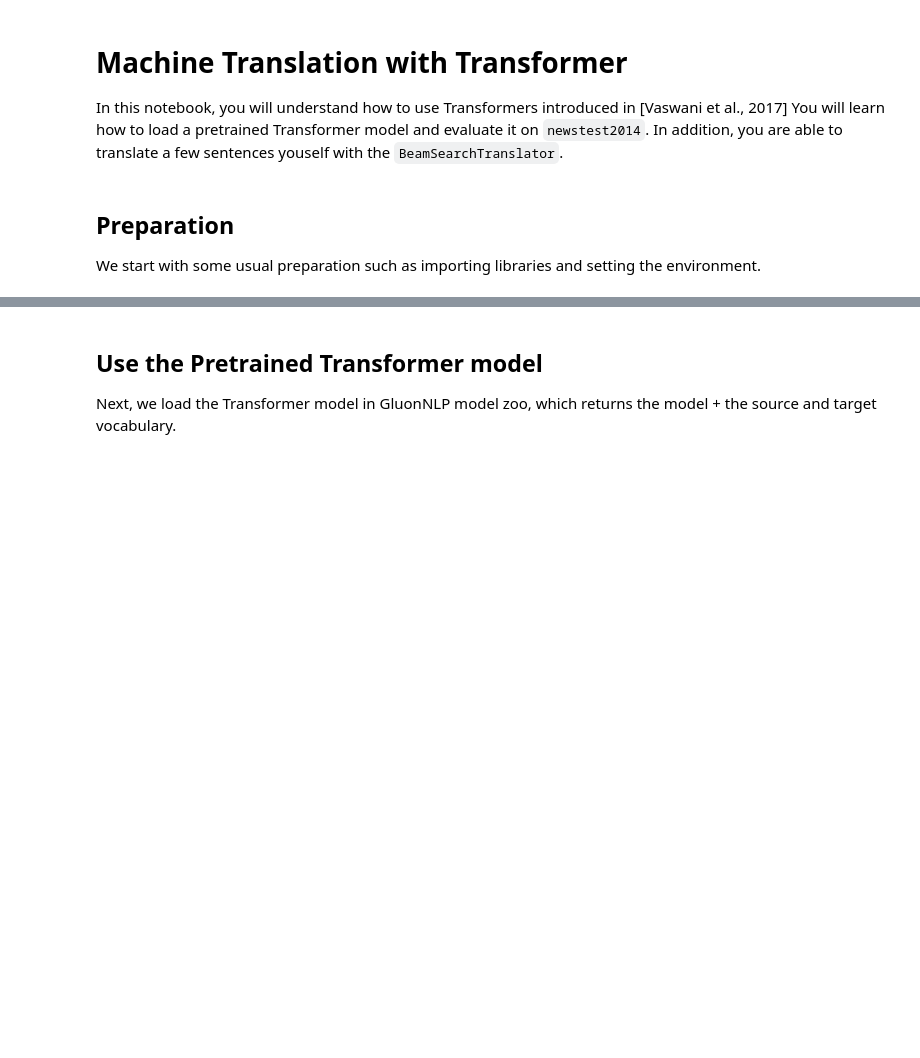
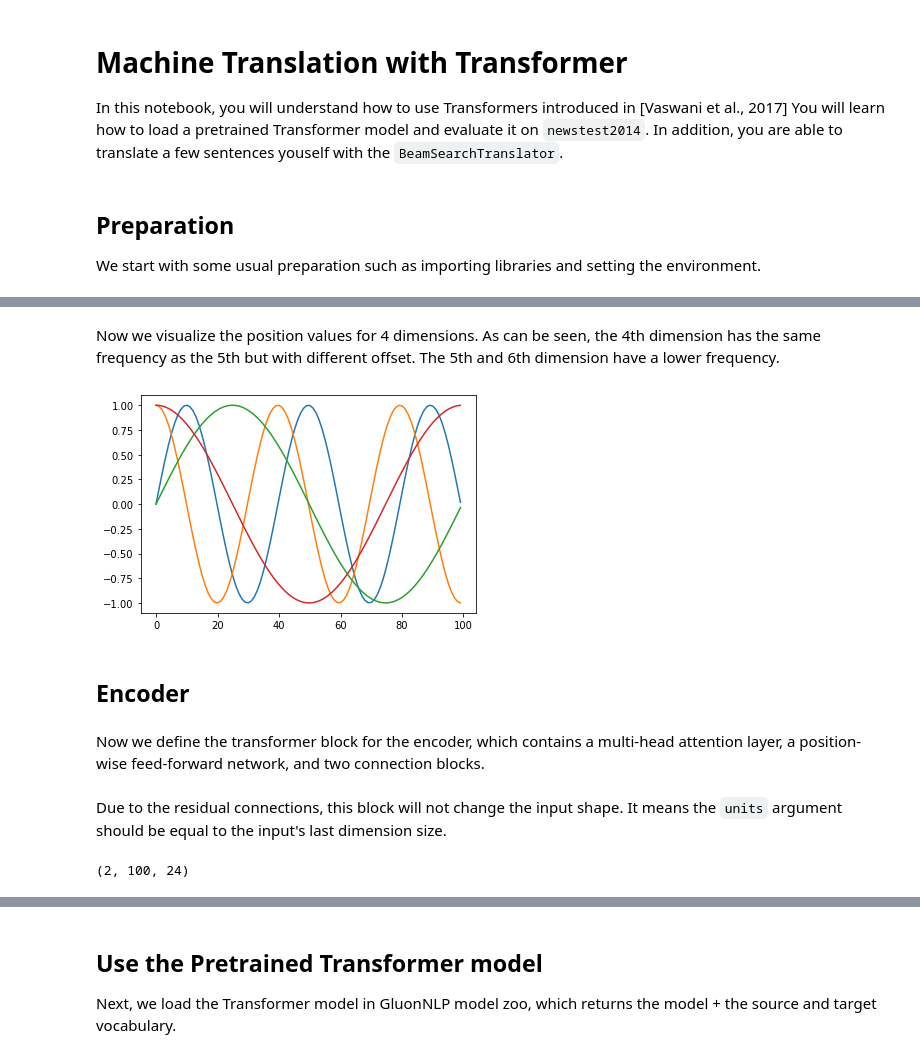
Before and after one commit to astonzhang/KDD19-tutorial, a Jupyter notebook: 05_transformer/transformer.ipynb, the cells around one changed output, grey strips where cells are left out. Cells and saved outputs as stored; diff of their text form; code cells hidden in the pictures; blank space fills up the shorter version.

```diff
--- a/05_transformer/transformer.ipynb
+++ b/05_transformer/transformer.ipynb
@@ -21,0 +281,9 @@ ctx = mx.gpu(0)
+# %%
+layer = nn.LayerNorm()
+layer.initialize()
+batch = nn.BatchNorm()
+batch.initialize()
+X = nd.array([[1,2],[2,3]])
+# compute mean and variance from X in the training mode.
+with mx.autograd.record():
+    print('layer norm:',layer(X), '\nbatch norm:', batch(X))
@@ -21,0 +328,41 @@ ctx = mx.gpu(0)
+# %%
+def position_encoding_init(max_length, dim):
+    X = nd.arange(0, max_length).reshape((-1,1)) / nd.power(
+            10000, nd.arange(0, dim, 2)/dim)
+    position_weight = nd.zeros((max_length, dim))
+
+    position_weight[:, 0::2] = nd.sin(X)
+    position_weight[:, 1::2] = nd.cos(X)
+    return position_weight
+
+
+class PositionalEncoding(nn.Block):
+    def __init__(self, units, dropout=0, max_len=1000):
+        super(PositionalEncoding, self).__init__()
+        self._max_len = max_len
+        self._units = units
+        self.position_weight = position_encoding_init(max_len, units)
+        self.dropout = nn.Dropout(dropout)
+
+    def forward(self, X):
+        pos_seq = mx.nd.arange(X.shape[1]).expand_dims(0)
+        emb = nd.Embedding(pos_seq, self.position_weight, self._max_len, self._units)
+        return self.dropout(X + emb)
+# %% [markdown]
+Now we visualize the position values for 4 dimensions. As can be seen, the 4th dimension has the same frequency as the 5th but with different offset. The 5th and 6th dimension have a lower frequency.
+# %%
+%matplotlib inline
+
+from matplotlib import pyplot as plt
+
+pe = PositionalEncoding(20)
+pe.initialize()
+X = nd.zeros((1, 100, 20))
+Y = pe(X)
+_ = plt.plot(np.arange(100), Y.asnumpy()[0, :,4:8])
+# %% [output]
+[figure, added]
+# %% [markdown]
+## Encoder
+# %% [markdown]
+Now we define the transformer block for the encoder, which contains a multi-head attention layer, a position-wise feed-forward network, and two connection blocks.
@@ -21,0 +381,11 @@ ctx = mx.gpu(0)
+# %% [markdown]
+Due to the residual connections, this block will not change the input shape. It means the `units` argument should be equal to the input's last dimension size.
+# %%
+encoder_blk = EncoderBlock(24, 48, 8, 0.5)
+encoder_blk.initialize()
+mask = nd.ones(shape=(2, 100, 100))
+mask[0, :, 2:] = 0
+mask[1, :, 3:] = 0
+encoder_blk(nd.ones((2, 100, 24)), mask).shape
+# %% [output]
+(2, 100, 24)
```
Also changed, not shown: parts of 56 cells of this notebook, 2 other files.
